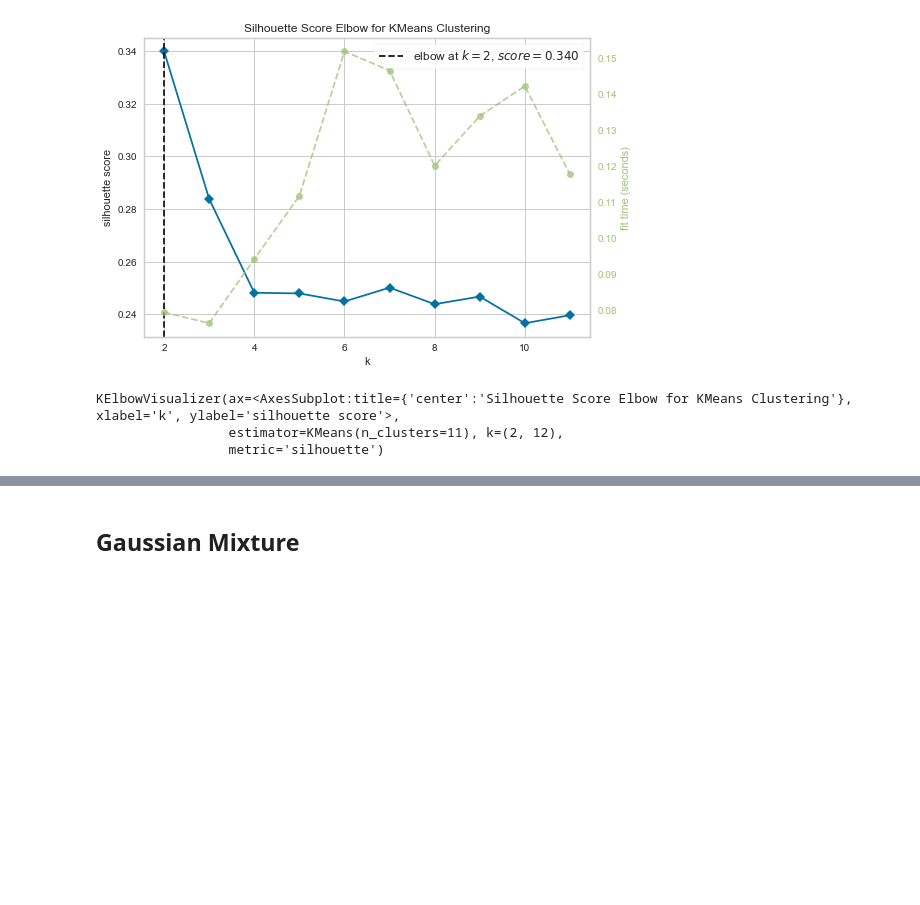
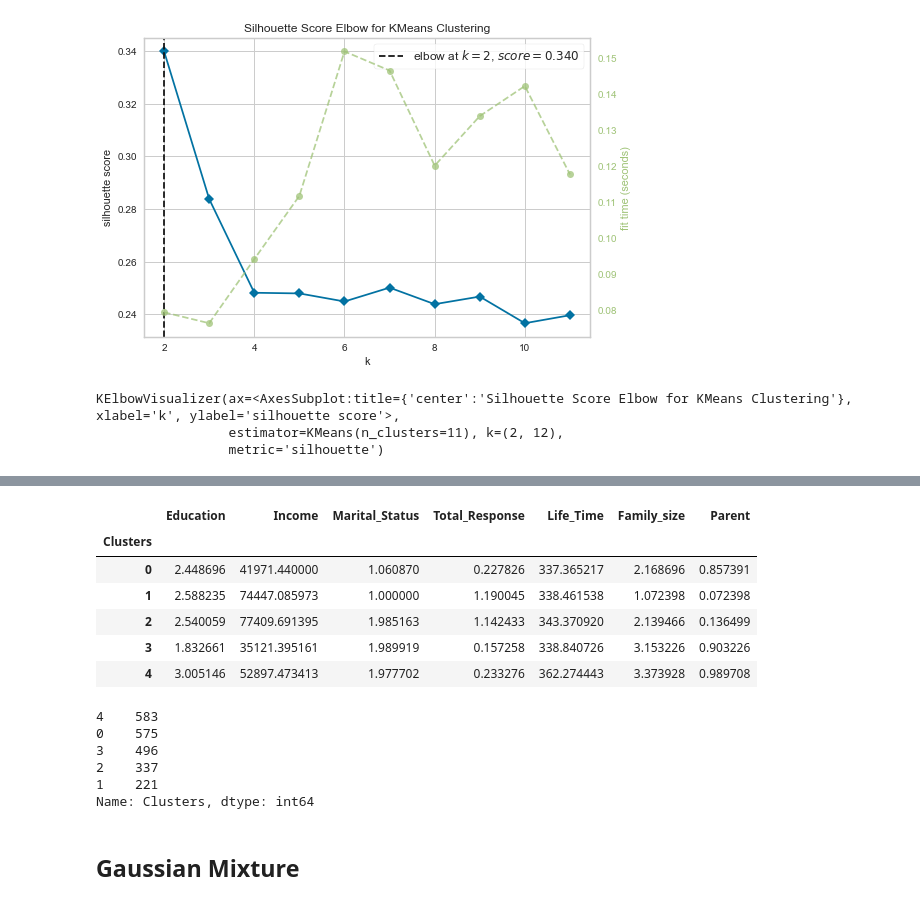
Before and after one commit to LucasAPerfeito/Projeto_Comportamento_Consumidor, a Jupyter notebook: Comportamento do consumidor.ipynb, the cells around one changed output, grey strips where cells are left out. Drawn from its saved outputs; the diff is of its cells as text; code cells hidden in the pictures; blank space fills up the shorter version.

```diff
--- a/Comportamento do consumidor.ipynb
+++ b/Comportamento do consumidor.ipynb
@@ -535,3 +560,22 @@ KElbowVisualizer(ax=<AxesSubplot:title={'center':'Silhouette Score Elbow for KMe
+# %%
+df.groupby('Clusters')['Education', 'Income', 'Marital_Status', 'Total_Response', 'Life_Time', 'Family_size', 'Parent'].mean()
+# %% [output]
+|  | Education | Income | Marital_Status | Total_Response | Life_Time | Family_size | Parent |
+| Clusters |  |  |  |  |  |  |  |
+| 0 | 2.448696 | 41971.440000 | 1.060870 | 0.227826 | 337.365217 | 2.168696 | 0.857391 |
+| 1 | 2.588235 | 74447.085973 | 1.000000 | 1.190045 | 338.461538 | 1.072398 | 0.072398 |
+| 2 | 2.540059 | 77409.691395 | 1.985163 | 1.142433 | 343.370920 | 2.139466 | 0.136499 |
+| 3 | 1.832661 | 35121.395161 | 1.989919 | 0.157258 | 338.840726 | 3.153226 | 0.903226 |
+| 4 | 3.005146 | 52897.473413 | 1.977702 | 0.233276 | 362.274443 | 3.373928 | 0.989708 |
+# %%
+df['Clusters'].value_counts()
+# %% [output]
+4    583
+0    575
+3    496
+2    337
+1    221
+Name: Clusters, dtype: int64
 # %% [markdown]
 ## Gaussian Mixture
 # %% [markdown]
```
Also changed, not shown: parts of 15 cells of this notebook, 2 other files.
